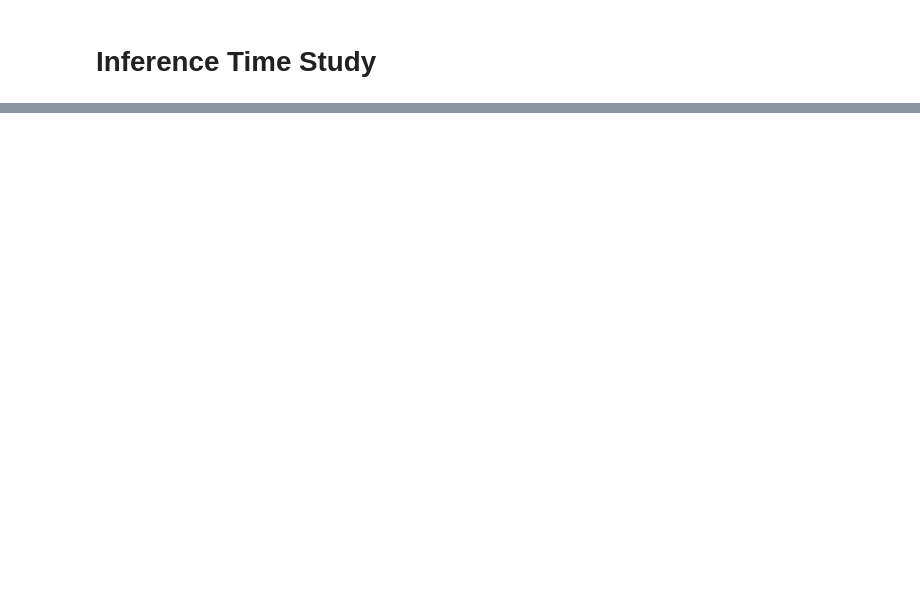
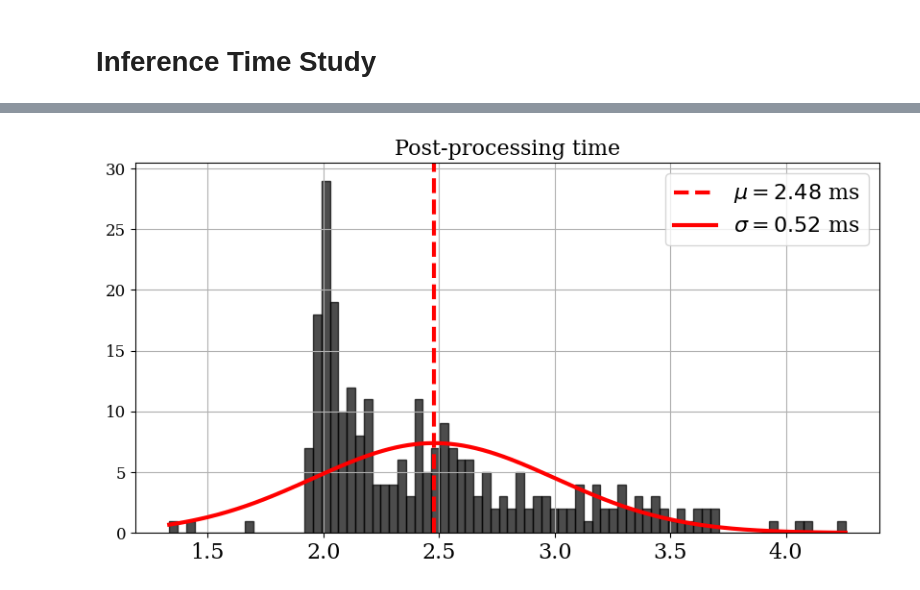
Before and after one commit to MicheleSbacco/mmdetection3d, a Jupyter notebook: demo/all_inferencer_time_tests_LIDAR.ipynb, the cells around one changed output, grey strips where cells are left out. Cells and saved outputs as stored; diff of their text form; code cells hidden in the pictures; blank space fills up the shorter version.

```diff
--- a/demo/all_inferencer_time_tests_LIDAR.ipynb
+++ b/demo/all_inferencer_time_tests_LIDAR.ipynb
@@ -417,6 +406,12 @@ for element in final_inputs:
     end_postprocessing = time.time()
     delta_postprocessing.append(end_postprocessing-end_inference)
 
+    # Reset all the tensors for memory reasons
+    raw_results = None
+    cls_score = None
+    bbox_pred = None
+    dir_cls_pred = None
+
 
 
 # Print the output of this stage
@@ -457,7 +458,9 @@ freq_plot_with_gaussian(delta_inference, "Network Inference time", "gold")
 # %%
 # Plot the post-processing time
 
-freq_plot_with_gaussian(delta_postprocessing, "Post-processing time", "black", 20)
+freq_plot_with_gaussian(delta_postprocessing, "Post-processing time", "black", 80)
+# %% [output]
+[figure, added]
 # %%
 # Plot the pie chart with the percentages
 
```
Also changed, not shown: parts of 6 cells of this notebook, 10 other files.
